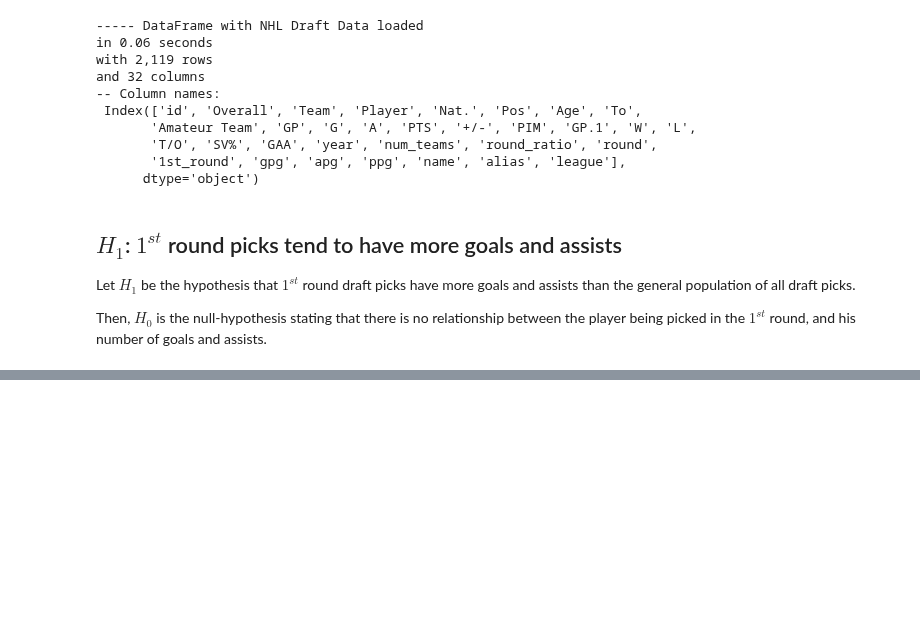
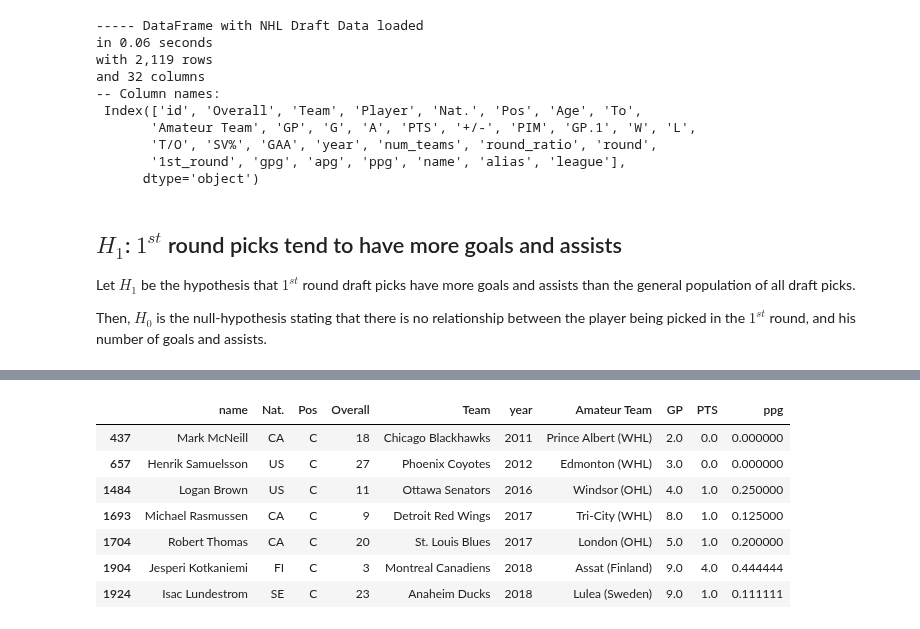
Before and after one commit to stepan-o/nhl_draft, a Jupyter notebook: notebooks/hypothesis_testing/nhl_draft_hyp_test.ipynb, the cells around one changed output, grey strips where cells are left out. Cells and saved outputs as stored; diff of their text form; code cells hidden in the pictures; blank space fills up the shorter version.

```diff
--- a/notebooks/hypothesis_testing/nhl_draft_hyp_test.ipynb
+++ b/notebooks/hypothesis_testing/nhl_draft_hyp_test.ipynb
@@ -98,0 +181,17 @@ axes[1].set_title("Assists");
+# %%
+mask1 = df['Pos'] == 'C'
+mask2 = df['G'] == 0
+mask3 = df['1st_round'] == True
+s_display_cols = ['name', 'Nat.', 'Pos',
+                  'Overall', 'Team', 'year',
+                  'Amateur Team', 'GP', 'PTS', 'ppg']
+df.loc[mask1 & mask2 & mask3, s_display_cols]
+# %% [output]
+|  | name | Nat. | Pos | Overall | Team | year | Amateur Team | GP | PTS | ppg |
+| 437 | Mark McNeill | CA | C | 18 | Chicago Blackhawks | 2011 | Prince Albert (WHL) | 2.0 | 0.0 | 0.000000 |
+| 657 | Henrik Samuelsson | US | C | 27 | Phoenix Coyotes | 2012 | Edmonton (WHL) | 3.0 | 0.0 | 0.000000 |
+| 1484 | Logan Brown | US | C | 11 | Ottawa Senators | 2016 | Windsor (OHL) | 4.0 | 1.0 | 0.250000 |
+| 1693 | Michael Rasmussen | CA | C | 9 | Detroit Red Wings | 2017 | Tri-City (WHL) | 8.0 | 1.0 | 0.125000 |
+| 1704 | Robert Thomas | CA | C | 20 | St. Louis Blues | 2017 | London (OHL) | 5.0 | 1.0 | 0.200000 |
+| 1904 | Jesperi Kotkaniemi | FI | C | 3 | Montreal Canadiens | 2018 | Assat (Finland) | 9.0 | 4.0 | 0.444444 |
+| 1924 | Isac Lundestrom | SE | C | 23 | Anaheim Ducks | 2018 | Lulea (Sweden) | 9.0 | 1.0 | 0.111111 |
```
Also changed, not shown: parts of 10 cells of this notebook, 2 other files.
